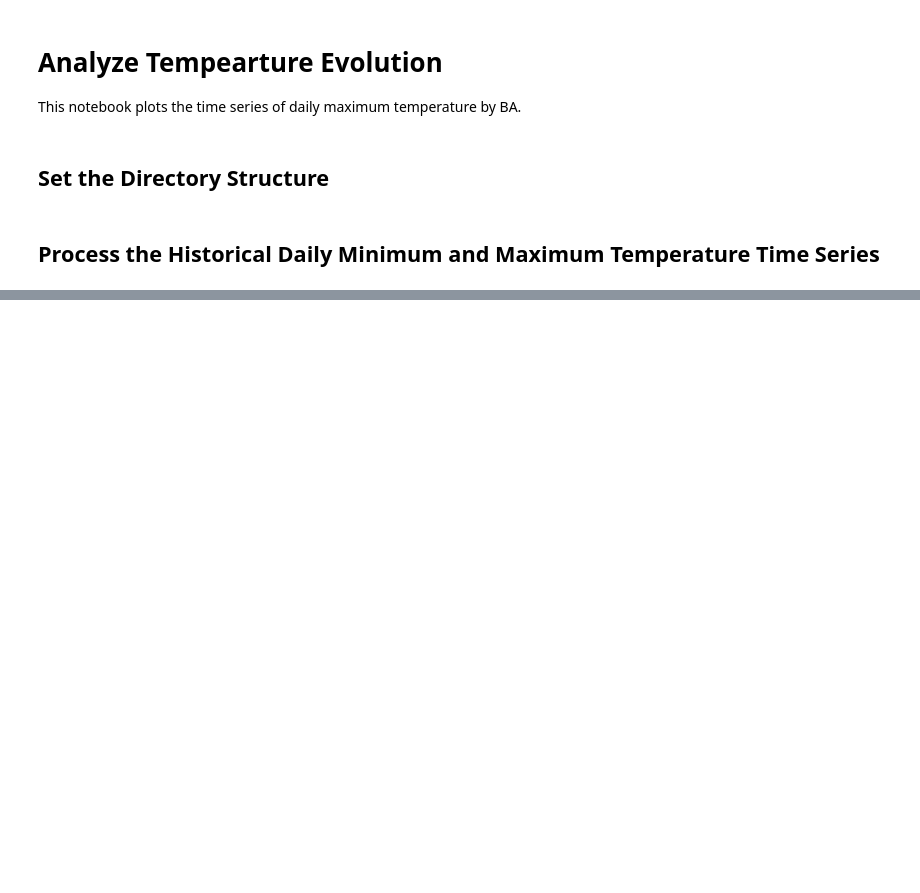
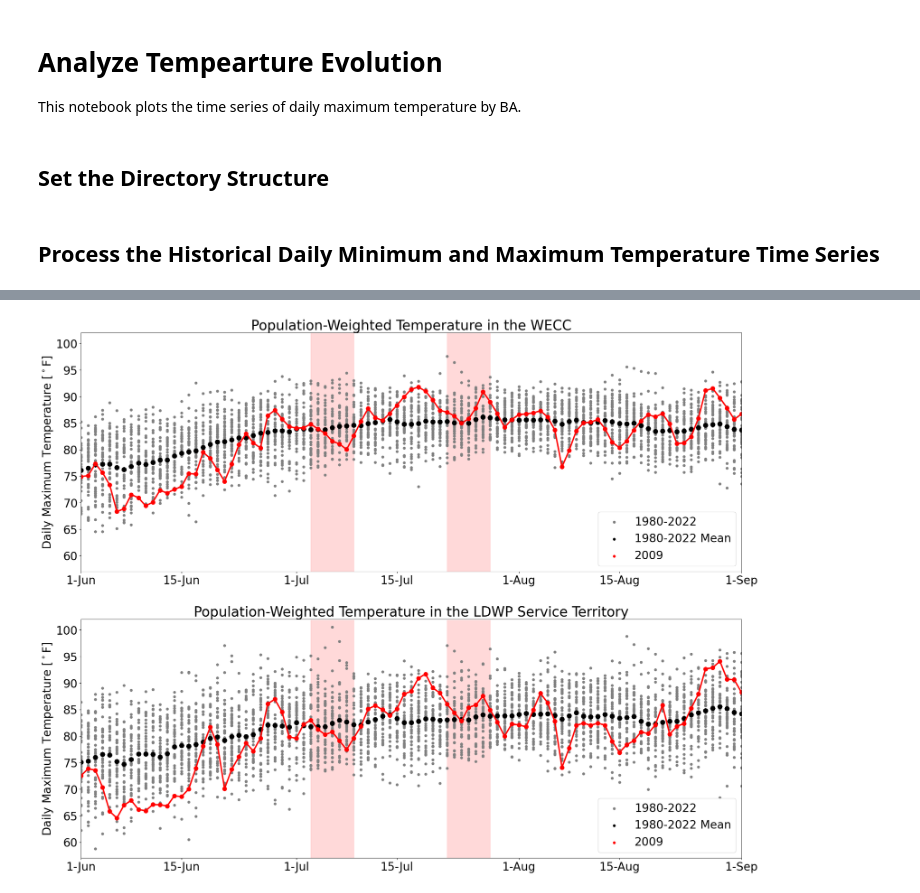
Before and after one commit to IMMM-SFA/heat_wave_load_visualization, a Jupyter notebook: notebooks/analyze_temperature_evolution.ipynb, the cells around one changed output, grey strips where cells are left out. Cells and saved outputs as stored; diff of their text form; code cells hidden in the pictures; blank space fills up the shorter version.

Commit message:
Updated plot

```diff
--- a/notebooks/analyze_temperature_evolution.ipynb
+++ b/notebooks/analyze_temperature_evolution.ipynb
@@ -221,10 +294,12 @@ def plot_year_temperature_highlight(ba_weather_dir: str, ics_weather_dir: str, o
 # %%
 plot_year_temperature_highlight(ba_weather_dir = ba_weather_dir,
                                 ics_weather_dir = ics_weather_dir,
                                 output_dir = output_dir,
                                 ics_to_process = 'WECC',
                                 ba_to_plot = 'LDWP',
-                                year_to_highlight = 2014,
+                                year_to_highlight = 2009,
                                 image_output_dir = image_output_dir,
                                 image_resolution = 300,
-                                save_images = True)
+                                save_images = False)
+# %% [output]
+[figure, added]
```
Also changed, not shown: parts of 5 cells of this notebook, 1 other file.
